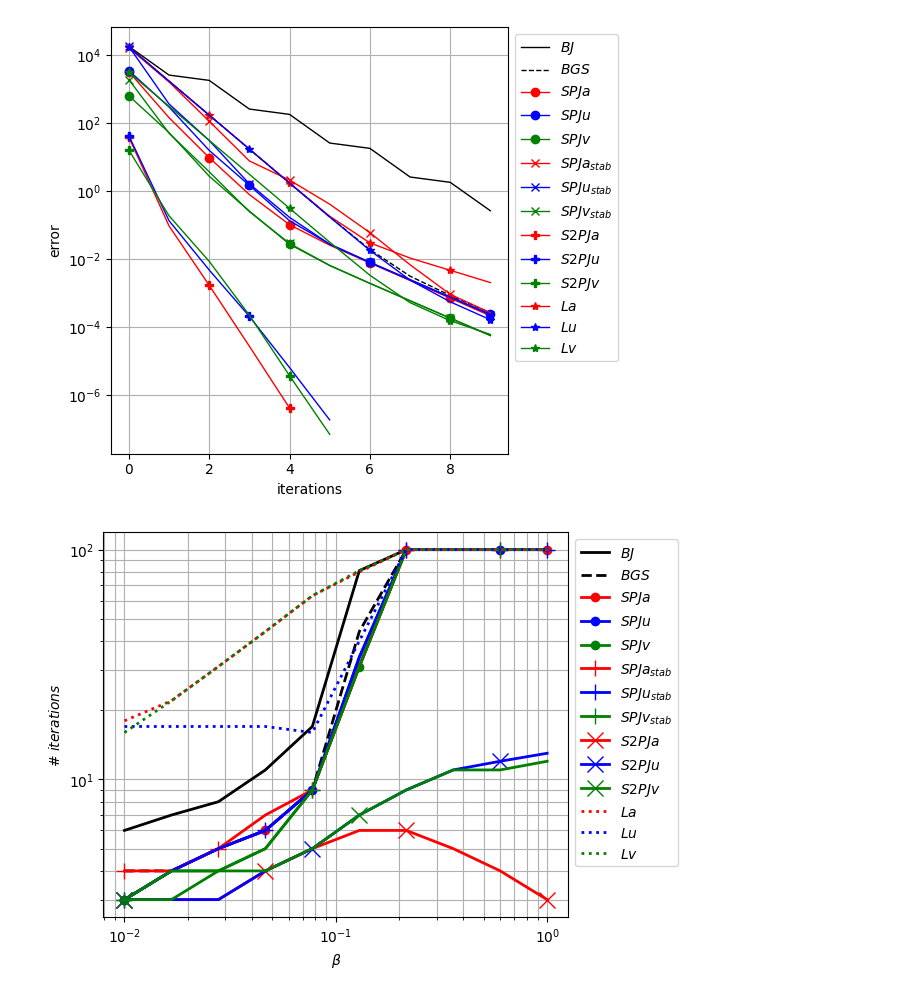
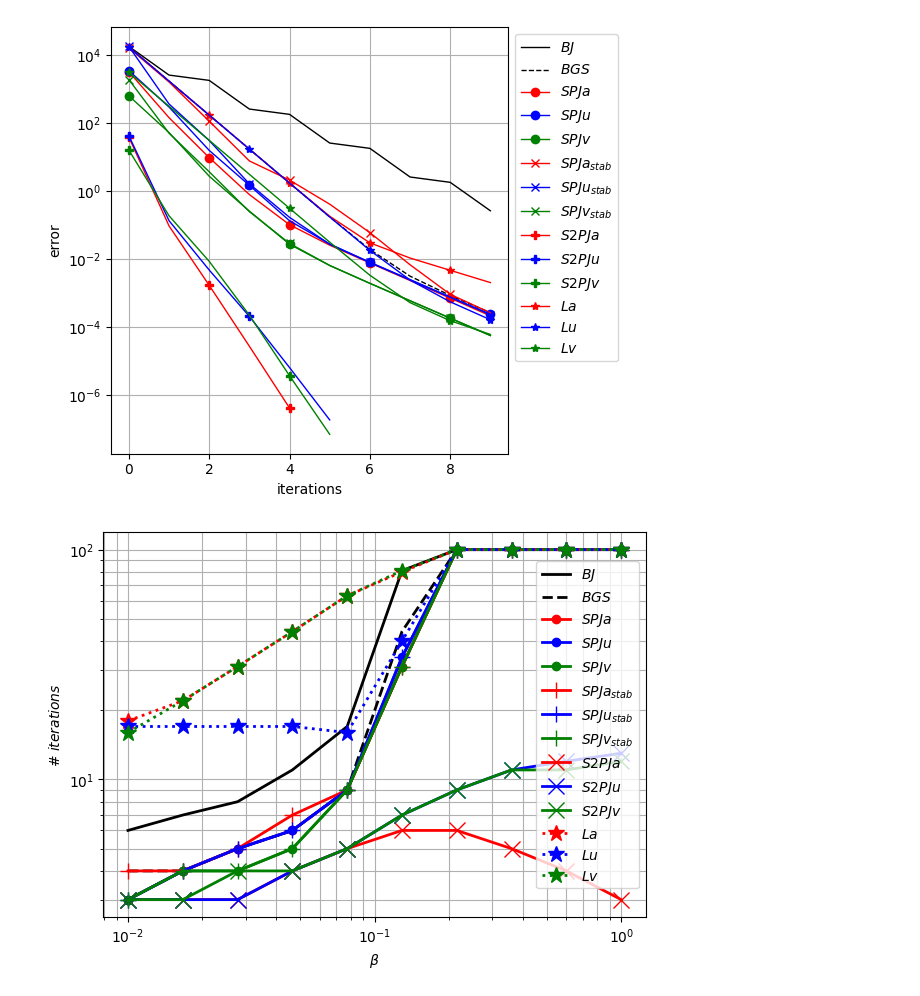
Before and after one commit to multiform-UoN/splittingschemes, a Jupyter notebook: python/fvm1D_quadLaplacian.ipynb, the cells around one changed output. Saved outputs shown, nothing was run; the diff lists cells and outputs as text; code cells hidden in the pictures.

Commit message:
new figures

```diff
--- a/python/fvm1D_quadLaplacian.ipynb
+++ b/python/fvm1D_quadLaplacian.ipynb
@@ -230,7 +227,7 @@ err = {
 # fig1, axs1 = plt.subplots(1, 1, figsize=(5,3), dpi=100)
 # axs1.xaxis.set_major_formatter(plt.FuncFormatter(mylib.format_func))
 # axs1.xaxis.set_major_locator(plt.MultipleLocator(np.pi / 2))
-fig2, axs2 = plt.subplots(1, 1, figsize=(6,5), dpi=100)
+fig2, axs2 = plt.subplots(1, 1, figsize=(7,5), dpi=100)
 # fig3, axs3 = plt.subplots(1, 1, figsize=(5,5), dpi=100)
 markersize = 6
 linewidth = 2
@@ -378,46 +375,47 @@ for val in beta:
 # fig1.savefig('./figures/ql_1D_beta_results.pdf')
 
 
-axs2.loglog(beta, err['BJ']['nit'],       'k',  linestyle='solid',  label=r"$BJ$",          linewidth=linewidth, markersize=markersize,   markevery=markevery+0)
-axs2.loglog(beta, err['BGS']['nit'],      'k',  linestyle='dashed', label=r"$BGS$",         linewidth=linewidth, markersize=markersize,   markevery=markevery+1)
-axs2.loglog(beta, err['SPJa']['nit'],     'ro', linestyle='solid',  label=r"$SPJa$",        linewidth=linewidth, markersize=markersize,   markevery=markevery+2)
-axs2.loglog(beta, err['SPJu']['nit'],     'bo', linestyle='solid',  label=r"$SPJu$",        linewidth=linewidth, markersize=markersize,   markevery=markevery+3)
-axs2.loglog(beta, err['SPJv']['nit'],     'go', linestyle='solid',  label=r"$SPJv$",        linewidth=linewidth, markersize=markersize,   markevery=markevery+4)
-axs2.loglog(beta, err['SPJa_stab']['nit'],'r+', linestyle='solid',  label=r"$SPJa_{stab}$", linewidth=linewidth, markersize=2*markersize, markevery=markevery+1)
-axs2.loglog(beta, err['SPJu_stab']['nit'],'b+', linestyle='solid',  label=r"$SPJu_{stab}$", linewidth=linewidth, markersize=2*markersize, markevery=markevery+2)
-axs2.loglog(beta, err['SPJv_stab']['nit'],'g+', linestyle='solid',  label=r"$SPJv_{stab}$", linewidth=linewidth, markersize=2*markersize, markevery=markevery+3)
-axs2.loglog(beta, err['S2PJa']['nit'],    'rx', linestyle='solid',  label=r'$S2PJa$',       linewidth=linewidth, markersize=2*markersize, markevery=markevery+2)
-axs2.loglog(beta, err['S2PJu']['nit'],    'bx', linestyle='solid',  label=r'$S2PJu$',       linewidth=linewidth, markersize=2*markersize, markevery=markevery+3)
-axs2.loglog(beta, err['S2PJv']['nit'],    'gx', linestyle='solid',  label=r'$S2PJv$',       linewidth=linewidth, markersize=2*markersize, markevery=markevery+4)
-axs2.loglog(beta, err['La']['nit'],        'r', linestyle='dotted', label=r'$La$',          linewidth=linewidth, markersize=markersize,   markevery=markevery+0)
-axs2.loglog(beta, err['Lu']['nit'],        'b', linestyle='dotted', label=r'$Lu$',          linewidth=linewidth, markersize=markersize,   markevery=markevery+0)
-axs2.loglog(beta, err['Lv']['nit'],        'g', linestyle='dotted', label=r'$Lv$',          linewidth=linewidth, markersize=markersize,   markevery=markevery+0)
+axs2.loglog(beta, err['BJ']['nit'],       'k',  linestyle='solid',  label=r"$BJ$",          linewidth=linewidth, markersize=markersize,   markevery=markevery+0*0)
+axs2.loglog(beta, err['BGS']['nit'],      'k',  linestyle='dashed', label=r"$BGS$",         linewidth=linewidth, markersize=markersize,   markevery=markevery+1*0)
+axs2.loglog(beta, err['SPJa']['nit'],     'ro', linestyle='solid',  label=r"$SPJa$",        linewidth=linewidth, markersize=markersize,   markevery=markevery+2*0)
+axs2.loglog(beta, err['SPJu']['nit'],     'bo', linestyle='solid',  label=r"$SPJu$",        linewidth=linewidth, markersize=markersize,   markevery=markevery+3*0)
+axs2.loglog(beta, err['SPJv']['nit'],     'go', linestyle='solid',  label=r"$SPJv$",        linewidth=linewidth, markersize=markersize,   markevery=markevery+4*0)
+axs2.loglog(beta, err['SPJa_stab']['nit'],'r+', linestyle='solid',  label=r"$SPJa_{stab}$", linewidth=linewidth, markersize=2*markersize, markevery=markevery+1*0)
+axs2.loglog(beta, err['SPJu_stab']['nit'],'b+', linestyle='solid',  label=r"$SPJu_{stab}$", linewidth=linewidth, markersize=2*markersize, markevery=markevery+2*0)
+axs2.loglog(beta, err['SPJv_stab']['nit'],'g+', linestyle='solid',  label=r"$SPJv_{stab}$", linewidth=linewidth, markersize=2*markersize, markevery=markevery+3*0)
+axs2.loglog(beta, err['S2PJa']['nit'],    'rx', linestyle='solid',  label=r'$S2PJa$',       linewidth=linewidth, markersize=2*markersize, markevery=markevery+2*0)
+axs2.loglog(beta, err['S2PJu']['nit'],    'bx', linestyle='solid',  label=r'$S2PJu$',       linewidth=linewidth, markersize=2*markersize, markevery=markevery+3*0)
+axs2.loglog(beta, err['S2PJv']['nit'],    'gx', linestyle='solid',  label=r'$S2PJv$',       linewidth=linewidth, markersize=2*markersize, markevery=markevery+4*0)
+axs2.loglog(beta, err['La']['nit'],       'r*', linestyle='dotted', label=r'$La$',          linewidth=linewidth, markersize=2*markersize, markevery=markevery+0*0)
+axs2.loglog(beta, err['Lu']['nit'],       'b*', linestyle='dotted', label=r'$Lu$',          linewidth=linewidth, markersize=2*markersize, markevery=markevery+0*0)
+axs2.loglog(beta, err['Lv']['nit'],       'g*', linestyle='dotted', label=r'$Lv$',          linewidth=linewidth, markersize=2*markersize, markevery=markevery+0*0)
 axs2.set_xlabel(r"$\beta$")
 axs2.set_ylabel(r"$\#~iterations$")
 axs2.grid(which='both')
-axs2.legend(bbox_to_anchor=(1, 1))
+# axs2.legend(bbox_to_anchor=(1, 1))
+axs2.legend()
 fig2.savefig('./figures/ql_1D_beta_it_100-1e-6.pdf')
 
 
 # axs3.loglog(beta, err['mono']['u_errl2'], 's-', label=r'$Monolithic$')
 # axs3.loglog(beta, err['BJ']['u_errl2'],   'k.-', label=r'$BJ$')
 # axs3.loglog(beta, err['BGS']['u_errl2'],  'r.-', label=r'$BGS$')
 # axs3.loglog(beta, err['SPJa']['u_errl2'], 'r>-', label=r'$SPJa$')
 # axs3.loglog(beta, err['SPJu']['u_errl2'], 'b>-', label=r'$SPJu$')
 # axs3.loglog(beta, err['SPJv']['u_errl2'], 'g>-', label=r'$SPJv$')
 # # axs3.loglog(beta, err['La']['u_errl2'],   'rP-', label=r'$La$')
 # # axs3.loglog(beta, err['Lu']['u_errl2'],   'bP-', label=r'$Lu$')
 # # axs3.loglog(beta, err['Lv']['u_errl2'],   'gP-', label=r'$Lv$')
 # axs3.loglog(beta, err['S2PJa']['u_errl2'], 'r3-', label=r'$S2PJa$', markersize=10)
 # axs3.loglog(beta, err['S2PJu']['u_errl2'], 'b3-', label=r'$S2PJu$', markersize=10)
 # axs3.loglog(beta, err['S2PJv']['u_errl2'], 'g3-', label=r'$S2PJv$', markersize=10)
 # axs3.set_xlabel(r"$\beta$")
 # axs3.set_ylabel(r"$||u(x_f)-u_h(x_f)||_{\mathbb{R}^N}$")#
 # axs3.grid()
 # axs3.legend()
 # axs3.set_ylim(top=1)
 # # fig3.savefig('./figures/dualporosity_varbeta_error-fixed-iterations-50.pdf')
 
 plt.show()
 # %% [output]
-[figure, old version]
+[figure, new version]
```
Also changed, not shown: parts of 2 cells of this notebook, 6 other files.
